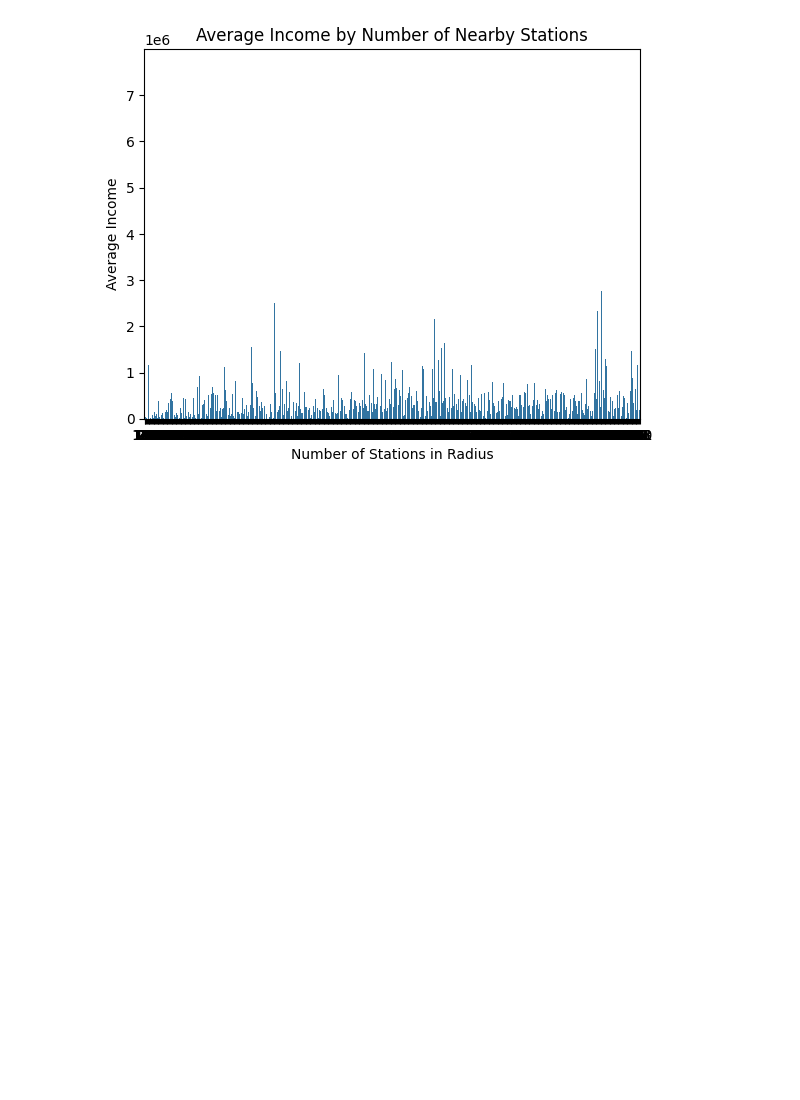
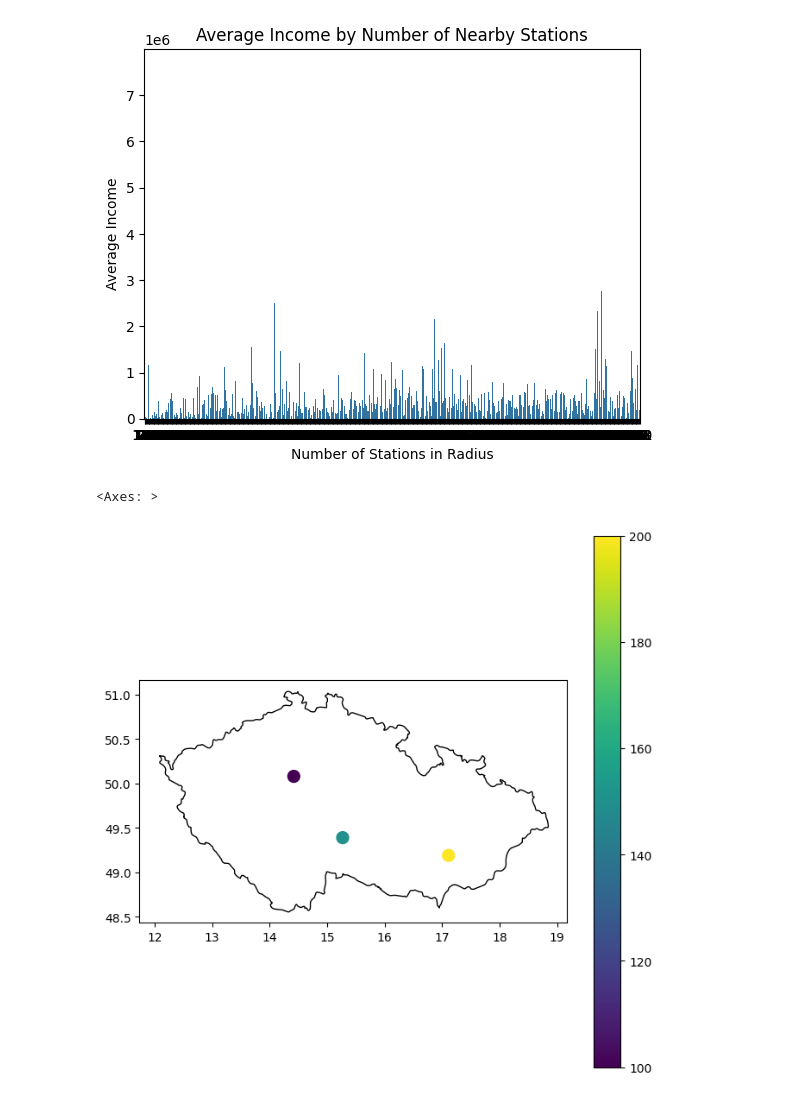
Before and after one commit to bkapustik/DataScience-NDBI048-transactions-at-petrol-stations, a Jupyter notebook: report-preparation.ipynb, the cells around one changed output. Cells and saved outputs as stored; diff of their text form; code cells hidden in the pictures; blank space fills up the shorter version.

```diff
--- a/report.ipynb
+++ b/report-preparation.ipynb
@@ -514,3 +546,41 @@ for stationsInRadius in stationInRadiusPerRadius:
 [figure]
 [figure]
 [figure]
+# %%
+import geopandas as gpd
+import matplotlib.pyplot as plt
+from shapely.geometry import Point
+
+# Load the downloaded shapefile (adjust the path)
+world = gpd.read_file('./maps/ne_10m_admin_0_countries.shp')
+
+# Filter for Czechia
+czech_map = world[world['NAME'] == 'Czechia']
+
+data = {
+    'longitude': [14.42, 17.11, 15.27],  # Prague, Brno, Jihlava
+    'latitude': [50.08, 49.19, 49.39],
+    'value': [100, 200, 150]
+}
+
+df_points = pd.DataFrame(data)
+
+# Create Point geometry from longitude and latitude
+geometry = [Point(xy) for xy in zip(df_points['longitude'], df_points['latitude'])]
+
+# Convert to GeoDataFrame
+gdf_points = gpd.GeoDataFrame(df_points, geometry=geometry, crs="EPSG:4326")
+
+fig, ax = plt.subplots(figsize=(8, 8))
+czech_map.plot(ax=ax, color='white', edgecolor='black')
+
+gdf_points.plot(
+    ax=ax,
+    column='value',   # Color scale based on 'value'
+    cmap='viridis',   # Colormap
+    markersize=100,
+    legend=True
+)
+# %% [output]
+<Axes: >
+[figure, added]
```
Also changed, not shown: parts of 7 cells of this notebook, 8 other files.
